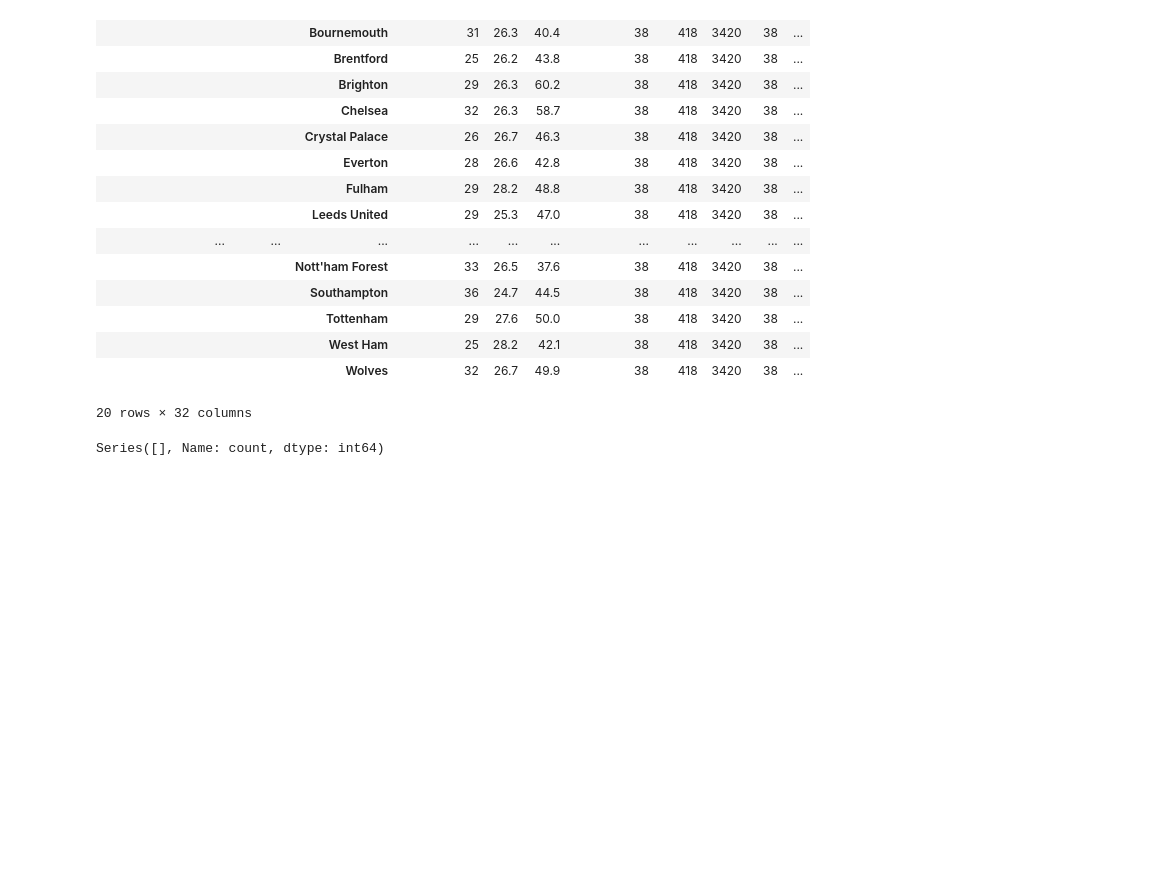
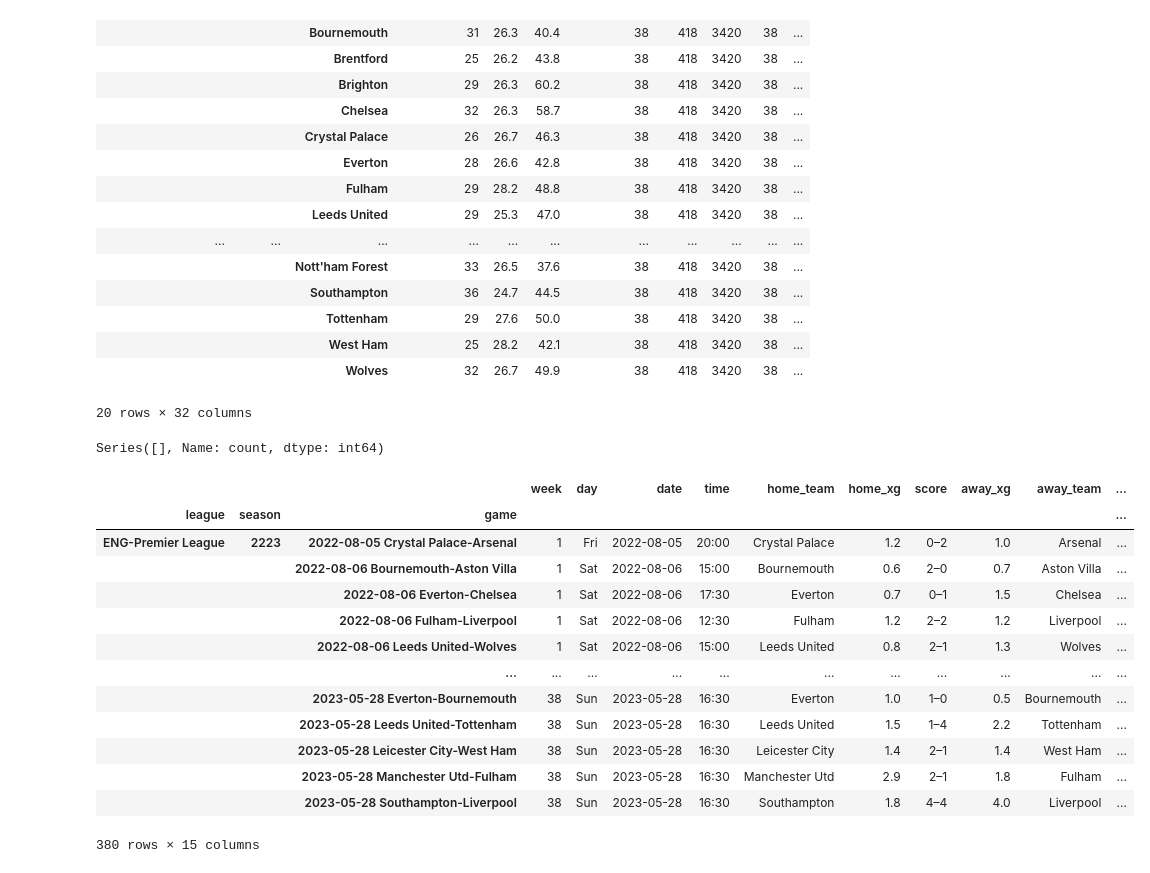
Before and after one commit to krawczyk071/predictor, a Jupyter notebook: play_styles/prep_data.ipynb, the cells around one changed output. Saved outputs shown, nothing was run; the diff lists cells and outputs as text; code cells hidden in the pictures; blank space fills up the shorter version.

```diff
--- a/play_styles/prep_data.ipynb
+++ b/play_styles/prep_data.ipynb
@@ -130,0 +145,18 @@ df.to_csv("teams.csv")
+# %%
+season_table = fbref.read_schedule()
+season_table
+# %% [output]
+|  |  |  | week | day | date | time | home_team | home_xg | score | away_xg | away_team | ... |
+| league | season | game |  |  |  |  |  |  |  |  |  | ... |
+| ENG-Premier League | 2223 | 2022-08-05 Crystal Palace-Arsenal | 1 | Fri | 2022-08-05 | 20:00 | Crystal Palace | 1.2 | 0–2 | 1.0 | Arsenal | ... |
+|  |  | 2022-08-06 Bournemouth-Aston Villa | 1 | Sat | 2022-08-06 | 15:00 | Bournemouth | 0.6 | 2–0 | 0.7 | Aston Villa | ... |
+|  |  | 2022-08-06 Everton-Chelsea | 1 | Sat | 2022-08-06 | 17:30 | Everton | 0.7 | 0–1 | 1.5 | Chelsea | ... |
+|  |  | 2022-08-06 Fulham-Liverpool | 1 | Sat | 2022-08-06 | 12:30 | Fulham | 1.2 | 2–2 | 1.2 | Liverpool | ... |
+|  |  | 2022-08-06 Leeds United-Wolves | 1 | Sat | 2022-08-06 | 15:00 | Leeds United | 0.8 | 2–1 | 1.3 | Wolves | ... |
+|  |  | ... | ... | ... | ... | ... | ... | ... | ... | ... | ... | ... |
+|  |  | 2023-05-28 Everton-Bournemouth | 38 | Sun | 2023-05-28 | 16:30 | Everton | 1.0 | 1–0 | 0.5 | Bournemouth | ... |
+|  |  | 2023-05-28 Leeds United-Tottenham | 38 | Sun | 2023-05-28 | 16:30 | Leeds United | 1.5 | 1–4 | 2.2 | Tottenham | ... |
+|  |  | 2023-05-28 Leicester City-West Ham | 38 | Sun | 2023-05-28 | 16:30 | Leicester City | 1.4 | 2–1 | 1.4 | West Ham | ... |
+|  |  | 2023-05-28 Manchester Utd-Fulham | 38 | Sun | 2023-05-28 | 16:30 | Manchester Utd | 2.9 | 2–1 | 1.8 | Fulham | ... |
+|  |  | 2023-05-28 Southampton-Liverpool | 38 | Sun | 2023-05-28 | 16:30 | Southampton | 1.8 | 4–4 | 4.0 | Liverpool | ... |
+380 rows × 15 columns
```
Also changed, not shown: parts of 7 cells of this notebook, 3 other files.
